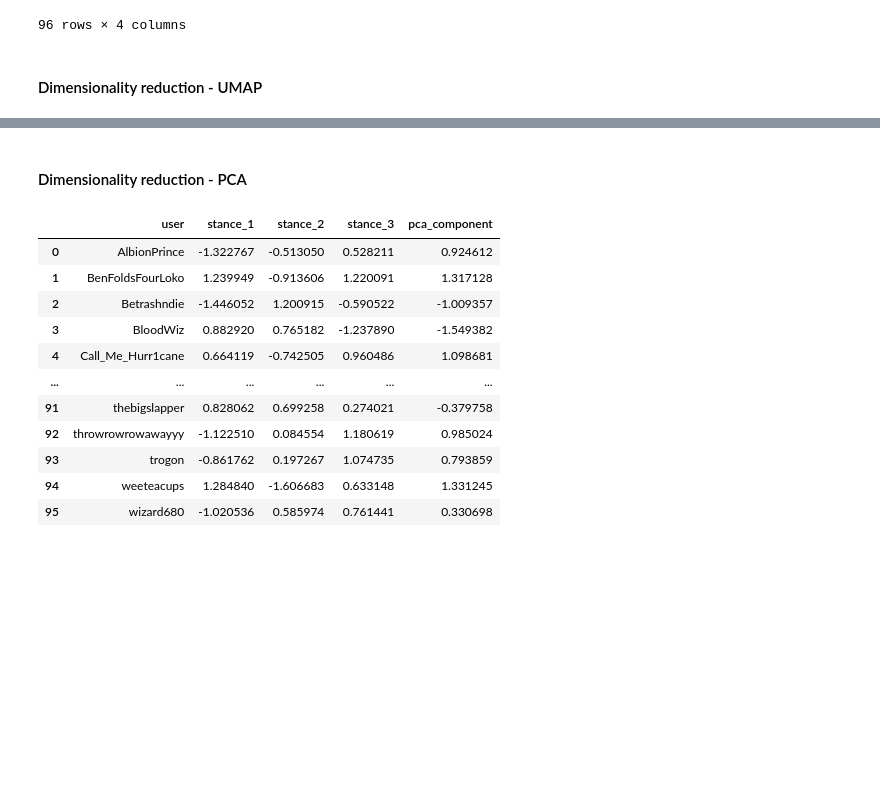
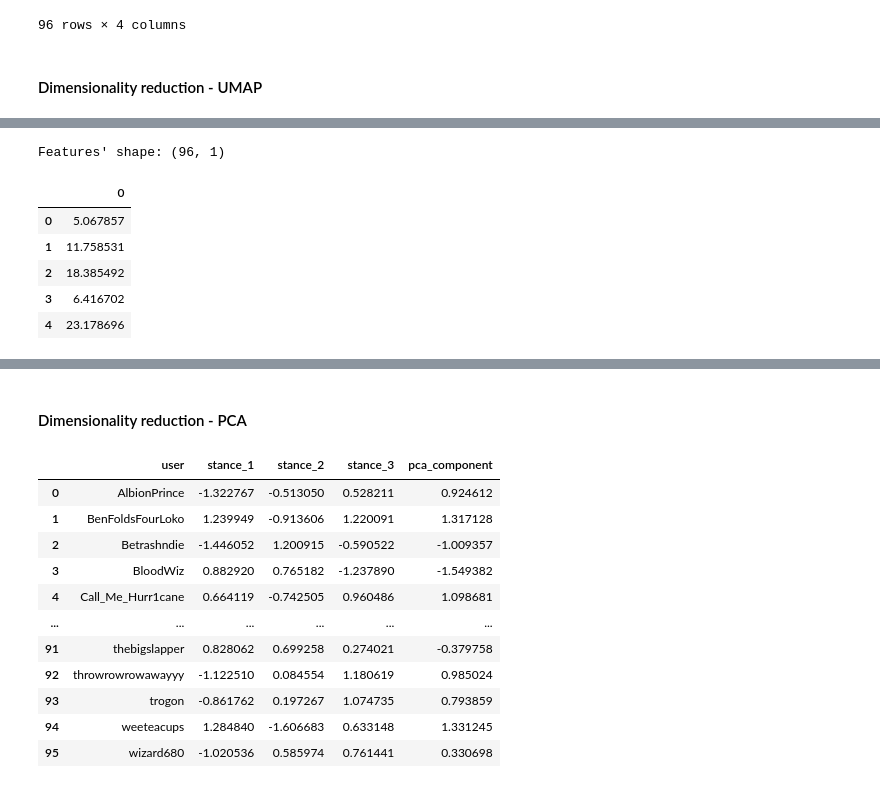
Before and after one commit to b0psheva27/BSc_project_polarization, a Jupyter notebook: 09_scores.ipynb, the cells around one changed output, grey strips where cells are left out. Cells and saved outputs as stored; diff of their text form; code cells hidden in the pictures; blank space fills up the shorter version.

```diff
--- a/09_scores.ipynb
+++ b/09_scores.ipynb
@@ -117,0 +164,16 @@ merged_df_umap = merged_df.copy()
+# %%
+#Same thing as above, but to 1D feature
+reducer_1D = umap.UMAP(n_components=1, random_state=42)
+embedding_1D = reducer_1D.fit_transform(merged_df_umap[['stance_1', 'stance_2', 'stance_3']])
+print(f"Features' shape: {embedding_1D.shape}")
+pd.DataFrame(embedding_1D).head()
+#adding back username column
+# user_embedding_2D = pd.concat([merged_df_umap["user"], embedding_2D], axis=1)
+# %% [output]
+Features' shape: (96, 1)
+|  | 0 |
+| 0 | 5.067857 |
+| 1 | 11.758531 |
+| 2 | 18.385492 |
+| 3 | 6.416702 |
+| 4 | 23.178696 |
```
Also changed, not shown: parts of 7 cells of this notebook, 1 other file.
